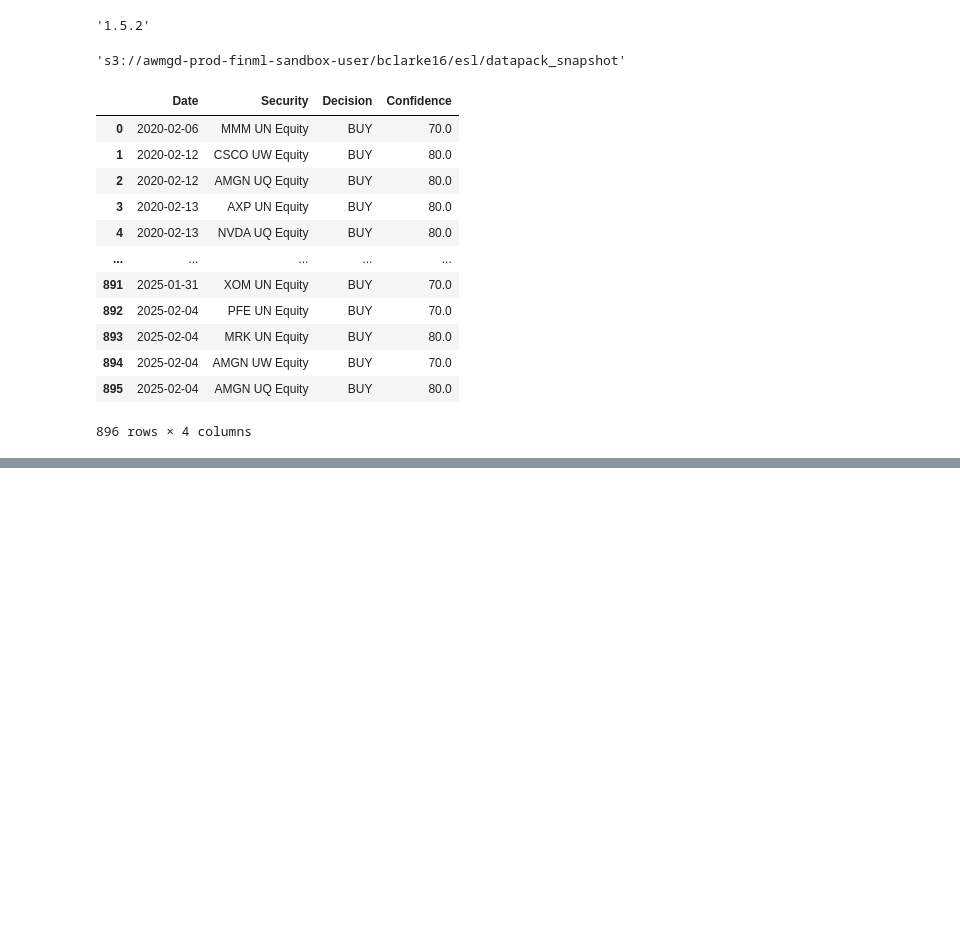
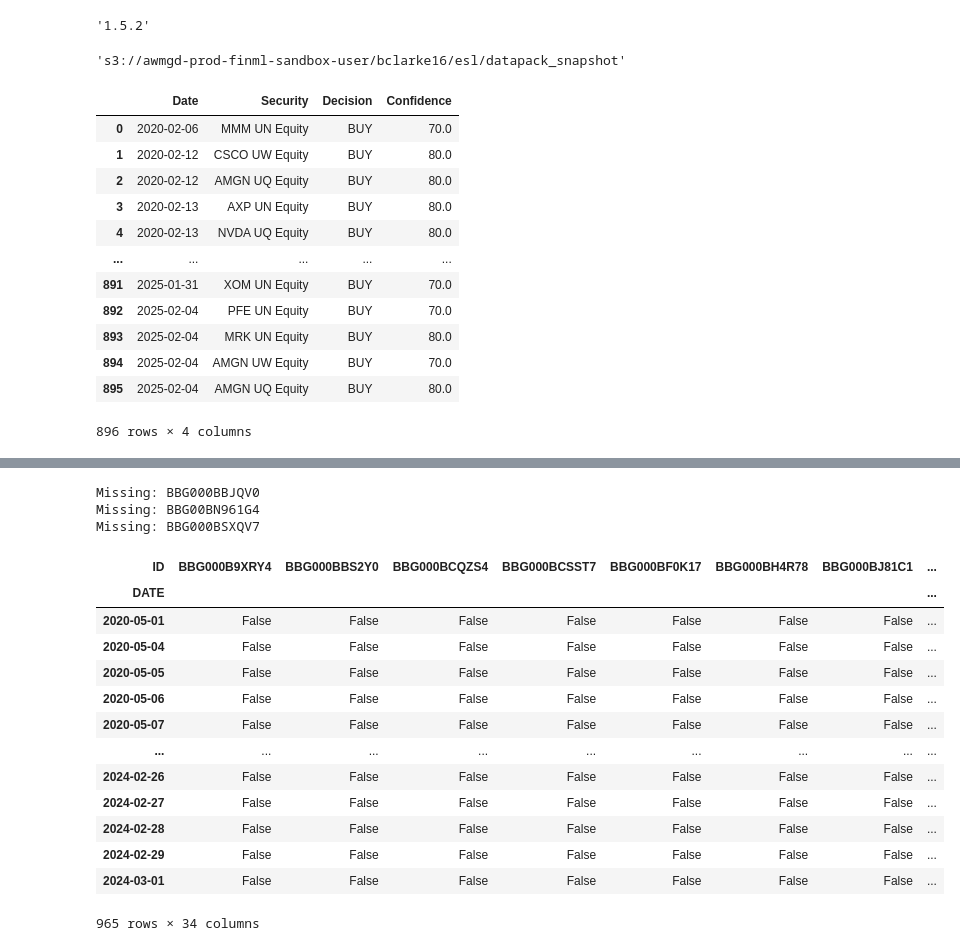
Before and after one commit to bmc-eng/LLMFinancialAnalyst, a Jupyter notebook: Event Backtest.ipynb, the cells around one changed output, grey strips where cells are left out. Saved outputs shown, nothing was run; the diff lists cells and outputs as text; code cells hidden in the pictures; blank space fills up the shorter version.

Commit message:
basic event long/ short portfolio

```diff
--- a/Event Backtest.ipynb
+++ b/Event Backtest.ipynb
@@ -101,3 +114,60 @@ df1
 # %%
-def event_backtest(df_events: pd.DataFrame):
-    pass
+def event_backtest(df_events: pd.DataFrame, universe: UniverseFactory, signal: SignalFactory):
+    """Take a list of trades and create the weights in the portfolio"""
+    converted_df = convert_to_figi(df_events)
+
+    signal.bind_universe(universe)
+    long_portfolio = signal.df()
+    short_portfolio = long_portfolio.copy(deep=True)
+
+    long_portfolio.loc[:,:] = False
+    short_portfolio.loc[:,:] = False
+
+    # STEP 1 get the list of securities in th df_events database
+    unique_securities = list(converted_df['Security'].unique())
+
+    # STEP 2: iterate over the list of securities to look at the individual trades
+    for security in unique_securities:
+        try:
+            security_trades = converted_df[converted_df['Security'] == security]
+
+            # STEP 3: iterate over the trades and update the long/ short portfolio depending on trade direction
+            for row in security_trades.itertuples():
+                if row.Decision == 'BUY':
+                    long_portfolio[security].loc[row.Date:] = True
+                    short_portfolio[security].loc[row.Date:] = False
+                if row.Decision == 'SELL':
+                    long_portfolio[security].loc[row.Date:] = False
+                    short_portfolio[security].loc[row.Date:] = True
+                if row.Decision == 'HOLD':
+                    continue
+                if row.Decision == 'Missing':
+                    continue
+        except KeyError:
+            print(f"Missing: {security}")
+
+    # STEP 4: return the long and short portfolios
+    return long_portfolio, short_portfolio
+# %%
+lp, sp = event_backtest(df, universe, price)
+# %% [output]
+Missing: BBG000BBJQV0
+Missing: BBG00BN961G4
+Missing: BBG000BSXQV7
+# %%
+sp
+# %% [output]
+| ID | BBG000B9XRY4 | BBG000BBS2Y0 | BBG000BCQZS4 | BBG000BCSST7 | BBG000BF0K17 | BBG000BH4R78 | BBG000BJ81C1 | ... |
+| DATE |  |  |  |  |  |  |  | ... |
+| 2020-05-01 | False | False | False | False | False | False | False | ... |
+| 2020-05-04 | False | False | False | False | False | False | False | ... |
+| 2020-05-05 | False | False | False | False | False | False | False | ... |
+| 2020-05-06 | False | False | False | False | False | False | False | ... |
+| 2020-05-07 | False | False | False | False | False | False | False | ... |
+| ... | ... | ... | ... | ... | ... | ... | ... | ... |
+| 2024-02-26 | False | False | False | False | False | False | False | ... |
+| 2024-02-27 | False | False | False | False | False | False | False | ... |
+| 2024-02-28 | False | False | False | False | False | False | False | ... |
+| 2024-02-29 | False | False | False | False | False | False | False | ... |
+| 2024-03-01 | False | False | False | False | False | False | False | ... |
+965 rows × 34 columns
```
Also changed, not shown: parts of 17 cells of this notebook.
